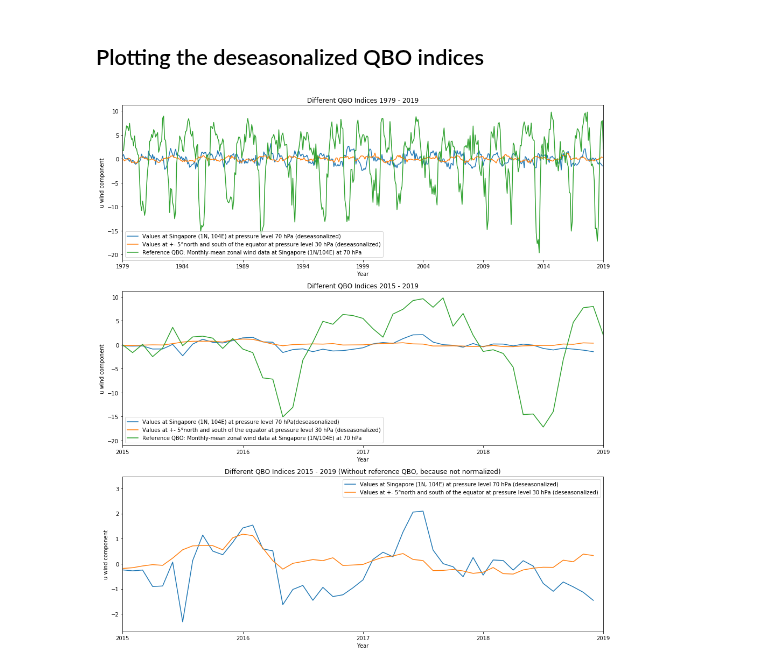
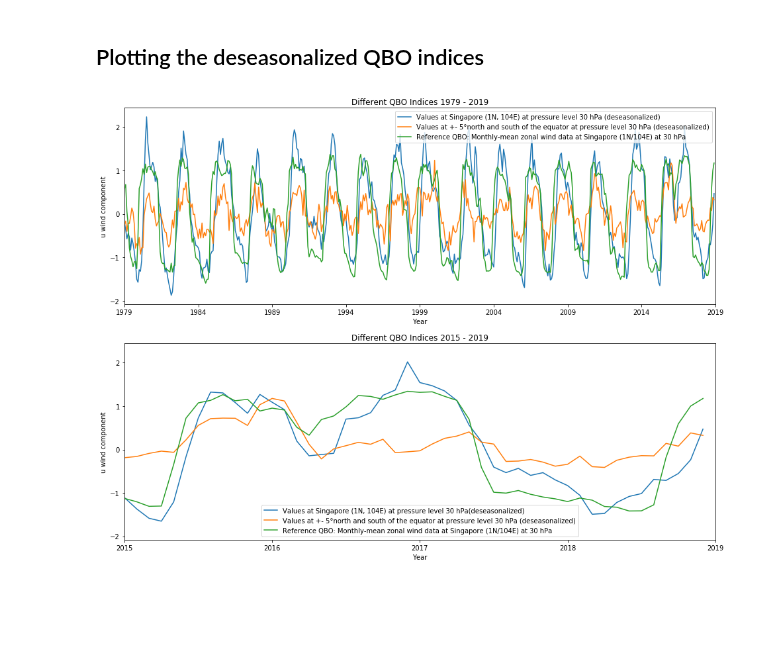
Before and after one commit to Climate-Data-Science/Climate-Similarity-Metrics, a Jupyter notebook: 3_deriving_QBO.ipynb, the cells around one changed output. Saved outputs shown, nothing was run; the diff lists cells and outputs as text; code cells hidden in the pictures; blank space fills up the shorter version.

Commit message:
Use same pressure level for all QBO indices #14
Pressure level 30 hPa for all QBO indices and new reference QBO used.

```diff
--- a/3_deriving_QBO.ipynb
+++ b/3_deriving_QBO.ipynb
@@ -8,9 +9,8 @@ import numpy as np
 from mpl_toolkits.axes_grid1.inset_locator import zoomed_inset_axes
 from mpl_toolkits.axes_grid1.inset_locator import mark_inset
 # %%
-nc_l70 = netcdf.netcdf_file("data/era-int_pl_1979-2019-mm-l70-u.nc")
 nc_l30 = netcdf.netcdf_file("data/era-int_pl_1979-2019-mm-l30-u.nc")
-nc_ref = netcdf.netcdf_file("data/qbo_index_Singapore_70-10hPa_1976-2017.nc")
+reference_data = np.loadtxt( 'data/QBO_Singapore_Uvals_GSFC.txt' )
 # %%
 print(calc.derive.__doc__)
 # %% [output]
@@ -66,3 +62,5 @@ qbo_reference = nc_ref.variables["uwnd"][:, 0] #0-level = 70 hPa
+# %%
+qbo_reference = reference_data[:480, 8] # values from 1979-2019 (480) and pressure level 30 hPa (column 8)
 # %% [markdown]
 <h2>Plotting the different QBO indices</h2>
 # %%
@@ -122,57 +119,49 @@ print(calc.deseasonalize_map.__doc__)
 # %% [markdown]
 <h3>Derive QBO from deseasonalized data</h3>
 # %%
-#Values at Singapore (1N, 104E) at pressure level 70 hPa
-lon = calc.convert_coordinates_to_grid(nc_l70.variables["longitude"][:], 104)
-lat = calc.convert_coordinates_to_grid(nc_l70.variables["latitude"][:], 1)
+#Values at Singapore (1N, 104E) at pressure level 30 hPa
+lon = calc.convert_coordinates_to_grid(nc_l30.variables["longitude"][:], 104)
+lat = calc.convert_coordinates_to_grid(nc_l30.variables["latitude"][:], 1)
 
-qbo_singapore_deseasonalized = calc.derive(u_l70_deseasonalized[:,:,:,:], lon, lat, 0)
+qbo_singapore_deseasonalized = calc.derive(u_l30_deseasonalized[:,:,:,:], lon, lat, 0)
 
 #Values at +- 5°north and south of the equator at pressure level 30 hPa
 lon = calc.convert_coordinates_to_grid(nc_l30.variables["longitude"][:], 180)
 lat = calc.convert_coordinates_to_grid(nc_l30.variables["latitude"][:], 0)
 
 lon_step = 256 #Around the whole equator
-lat_step = lon = calc.convert_coordinates_to_grid(nc_l70.variables["latitude"][:], 5)
+lat_step = lon = calc.convert_coordinates_to_grid(nc_l30.variables["latitude"][:], 5)
 
 
 qbo_equator_deseasonalized = calc.derive(u_l30_deseasonalized[:, :, :, :], lon, lat, 0, lon_step, lat_step)
+# %%
+qbo_reference_normalized = preprocessing.scale(qbo_reference)
 # %% [markdown]
 <h2>Plotting the deseasonalized QBO indices</h2>
 # %%
-fig, ax = plt.subplots(3, figsize=[16, 18])
-ax[0].plot(qbo_singapore_deseasonalized, label="Values at Singapore (1N, 104E) at pressure level 70 hPa (deseasonalized)")
+fig, ax = plt.subplots(2, figsize=[16, 12])
+ax[0].plot(qbo_singapore_deseasonalized, label="Values at Singapore (1N, 104E) at pressure level 30 hPa (deseasonalized)")
 ax[0].plot(qbo_equator_deseasonalized, label="Values at +- 5°north and south of the equator at pressure level 30 hPa (deseasonalized)")
-ax[0].plot(qbo_reference, label="Reference QBO: Monthly-mean zonal wind data at Singapore (1N/104E) at 70 hPa")
+ax[0].plot(qbo_reference_normalized, label="Reference QBO: Monthly-mean zonal wind data at Singapore (1N/104E) at 30 hPa")
 ax[0].set_xticks(x_ticks)
 ax[0].set_xticklabels(x_ticklabels)
 ax[0].set_xlim([0,480])
 ax[0].set_xlabel("Year")
 ax[0].set_ylabel("u wind component")
 ax[0].set_title("Different QBO Indices 1979 - 2019")
 ax[0].legend()
 
-ax[1].plot(qbo_singapore_deseasonalized, label="Values at Singapore (1N, 104E) at pressure level 70 hPa(deseasonalized)")
+ax[1].plot(qbo_singapore_deseasonalized, label="Values at Singapore (1N, 104E) at pressure level 30 hPa(deseasonalized)")
 ax[1].plot(qbo_equator_deseasonalized, label="Values at +- 5°north and south of the equator at pressure level 30 hPa (deseasonalized)")
-ax[1].plot(qbo_reference, label="Reference QBO: Monthly-mean zonal wind data at Singapore (1N/104E) at 70 hPa")
+ax[1].plot(qbo_reference_normalized, label="Reference QBO: Monthly-mean zonal wind data at Singapore (1N/104E) at 30 hPa")
 ax[1].set_xticks([432, 444, 456, 468, 480])
 ax[1].set_xticklabels([2015, 2016, 2017, 2018, 2019])
 ax[1].set_xlim([432,480])
 ax[1].set_xlabel("Year")
 ax[1].set_ylabel("u wind component")
 ax[1].set_title("Different QBO Indices 2015 - 2019")
 ax[1].legend()
 
-ax[2].plot(qbo_singapore_deseasonalized, label="Values at Singapore (1N, 104E) at pressure level 70 hPa (deseasonalized)")
-ax[2].plot(qbo_equator_deseasonalized, label="Values at +- 5°north and south of the equator at pressure level 30 hPa (deseasonalized)")
-ax[2].set_xticks([432, 444, 456, 468, 480])
-ax[2].set_xticklabels([2015, 2016, 2017, 2018, 2019])
-ax[2].set_xlim([432,480])
-ax[2].set_xlabel("Year")
-ax[2].set_ylabel("u wind component")
-ax[2].set_title("Different QBO Indices 2015 - 2019 (Without reference QBO, because not normalized)")
-ax[2].legend()
-
 plt.show()
 # %% [output]
-[figure, old version]
+[figure, new version]
```
Also changed, not shown: parts of 8 cells of this notebook, 1 other file.
